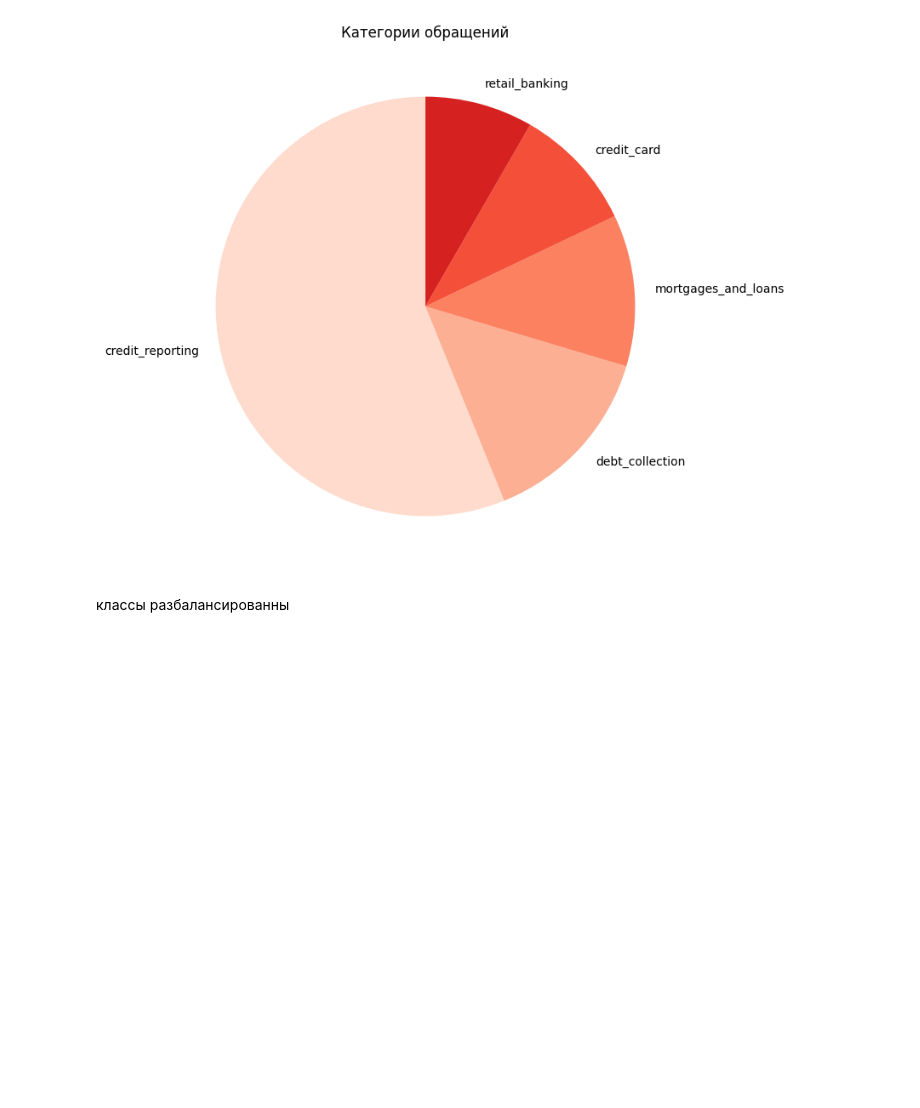
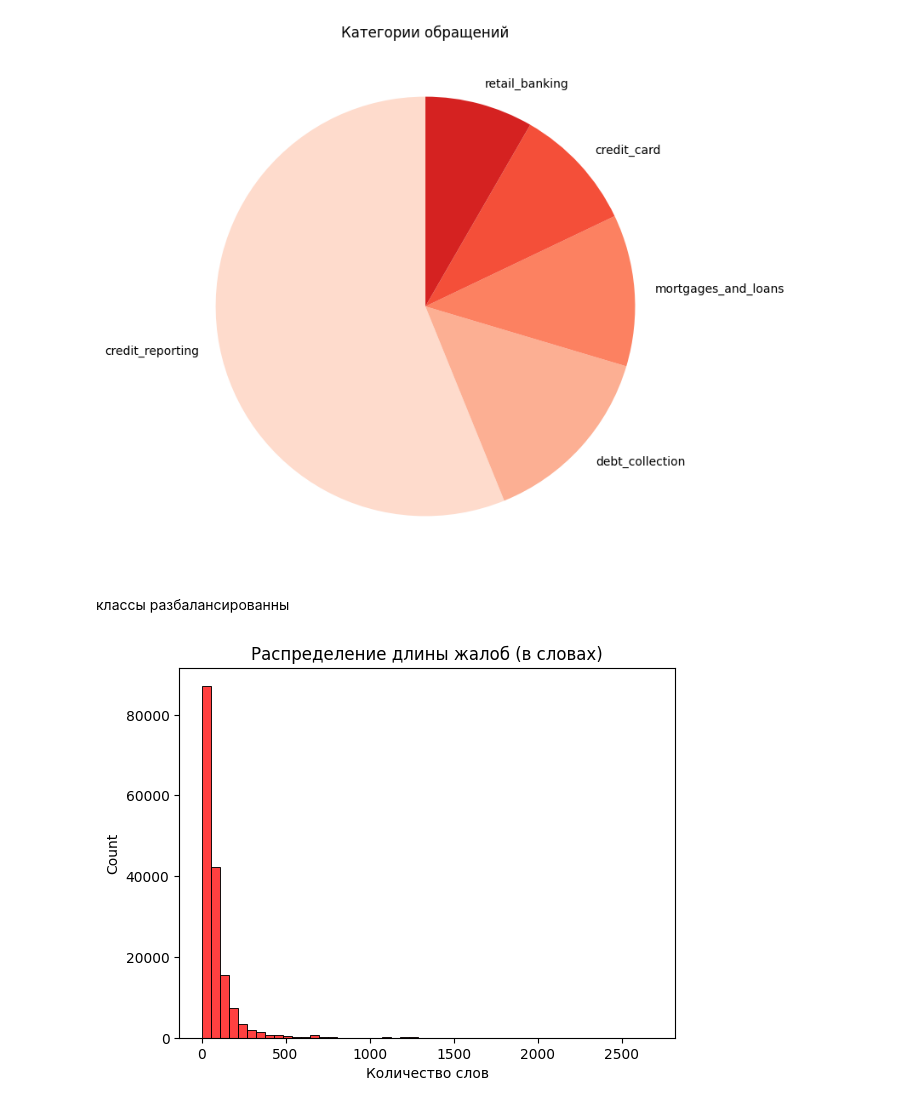
Before and after one commit to sevavargin/Customer-support, a Jupyter notebook: ML/ML.ipynb, the cells around one changed output. Drawn from its saved outputs; the diff is of its cells as text; code cells hidden in the pictures; blank space fills up the shorter version.

```diff
--- a/ML/ML.ipynb
+++ b/ML/ML.ipynb
@@ -49,3 +51,11 @@ plt.show()
 [figure]
 # %% [markdown]
 классы разбалансированны
+# %%
+df["narrative_length"] = df["narrative"].str.split().str.len()
+sns.histplot(df["narrative_length"], bins=50, color="Red")
+plt.title("Распределение длины жалоб (в словах)")
+plt.xlabel("Количество слов")
+plt.show()
+# %% [output]
+[figure, added]
```
Also changed, not shown: parts of 11 cells of this notebook.
